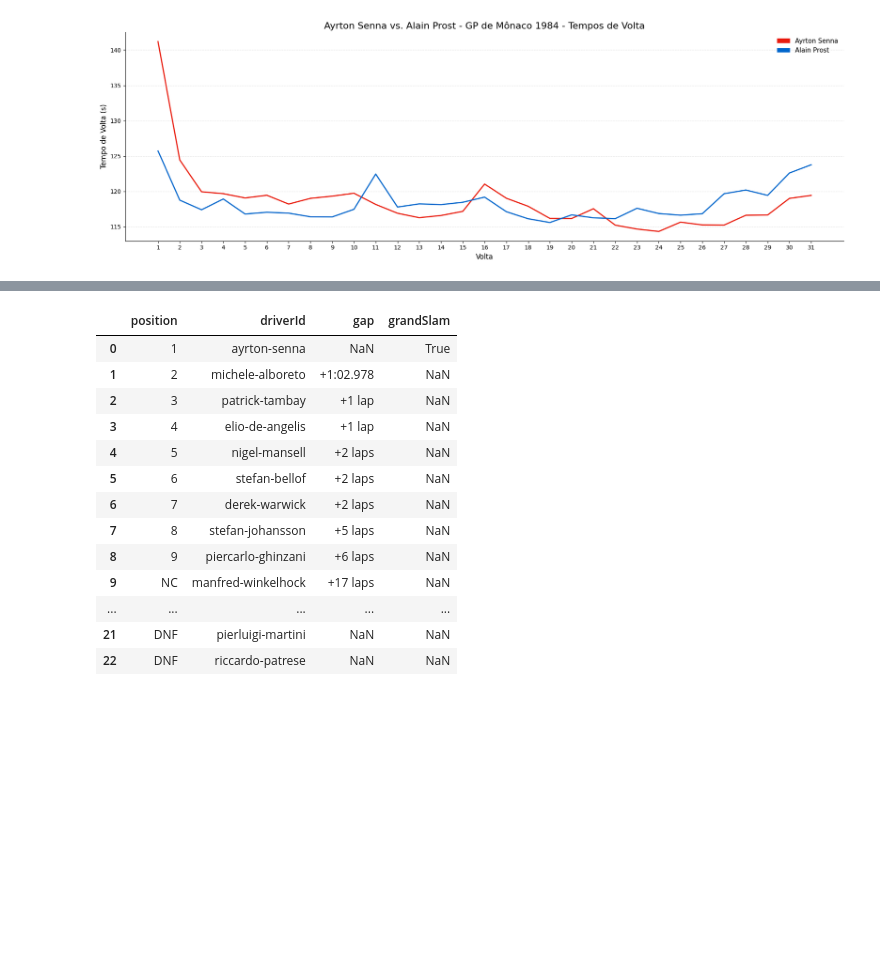
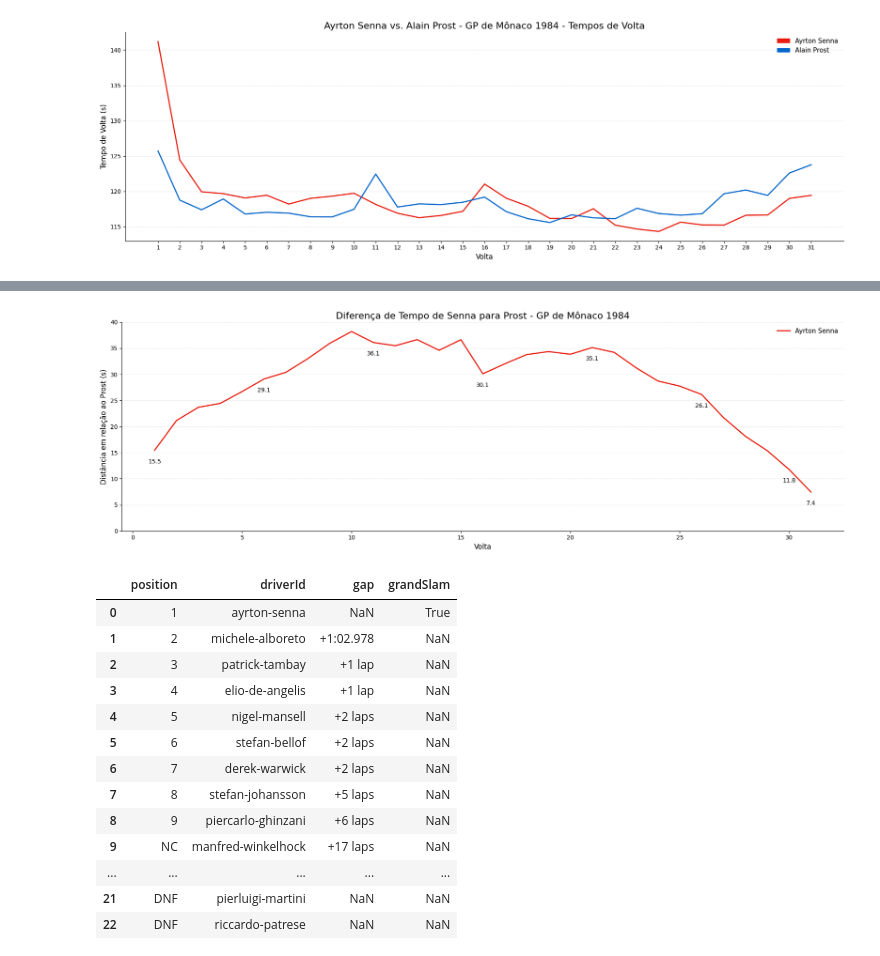
Before and after one commit to thiagodalladea/ayrton-senna-dv, a Jupyter notebook: nb.ipynb, the cells around one changed output, grey strips where cells are left out. Drawn from its saved outputs; the diff is of its cells as text; code cells hidden in the pictures; blank space fills up the shorter version.

```diff
--- a/nb.ipynb
+++ b/nb.ipynb
@@ -643 +613,37 @@ plt.show()
+# %%
+fig, ax = plt.subplots(figsize=(18, 6))
+
+# Plotagem da distância de Senna para Prost em segundos
+ax.plot(laps_gap, senna_adjusted, label='Ayrton Senna', color='#e91c0d', linewidth=2)
+
+# Adicionar valores da distância acima da linha do Senna a cada 5 voltas e nas 6 últimas voltas
+for i, (lap, gap) in enumerate(zip(laps_gap, senna_adjusted)):
+    if ((lap - 1) % 5 == 0 or lap > len(laps) - 6) and gap is not None:
+        ax.text(
+            lap,
+            gap - 2.5,
+            f"{senna_gap[i]:.1f}" if senna_gap[i] is not None else "",
+            color='black',
+            fontsize=10,
+            ha='center'
+        )
+
+# Configuração do gráfico como título e estética
+ax.set_title('Diferença de Tempo de Senna para Prost - GP de Mônaco 1984', fontsize=16)
+ax.set_xlabel('Volta', fontsize=12)
+ax.set_ylabel('Distância em relação ao Prost (s)', fontsize=12)
+max_y = max([v for v in senna_adjusted if v is not None])
+ax.set_yticks(np.arange(0, max_y + 5, 5))
+ax.tick_params(axis='x', labelsize=10)
+ax.tick_params(axis='y', labelsize=10)
+ax.grid(axis='y', linestyle='--', alpha=0.3)
+ax.legend(frameon=False, fontsize=11)
+ax.spines['top'].set_visible(False)
+ax.spines['right'].set_visible(False)
+
+# Plotagem
+plt.tight_layout()
+plt.show()
+# %% [output]
+[figure, added]
 # %%
```
Also changed, not shown: parts of 26 cells of this notebook.
